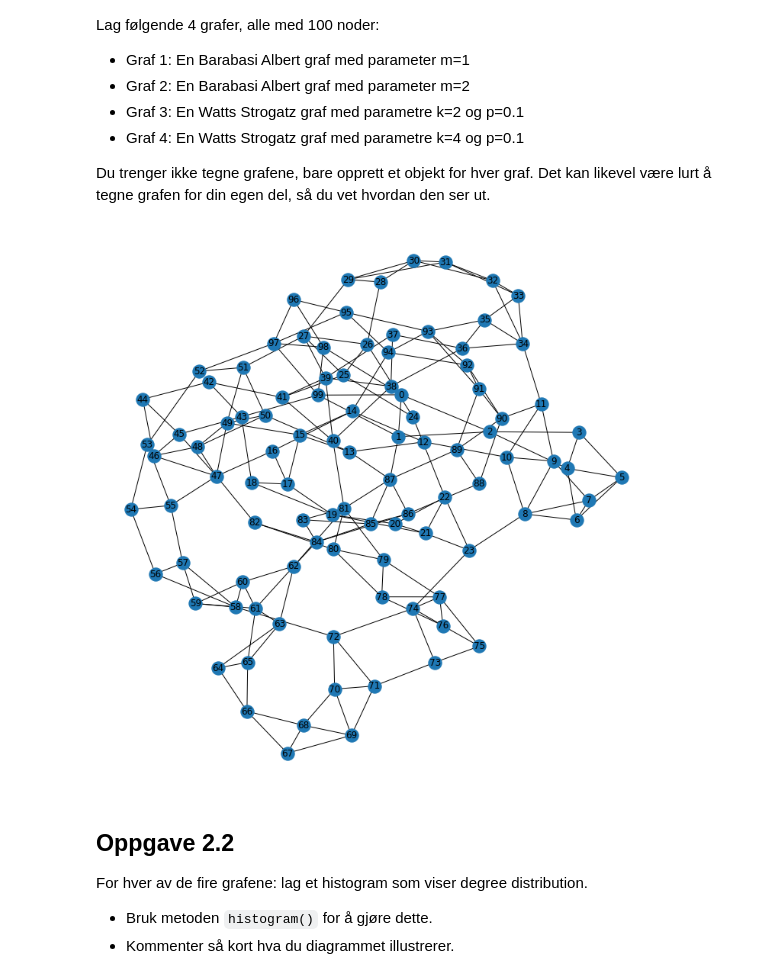
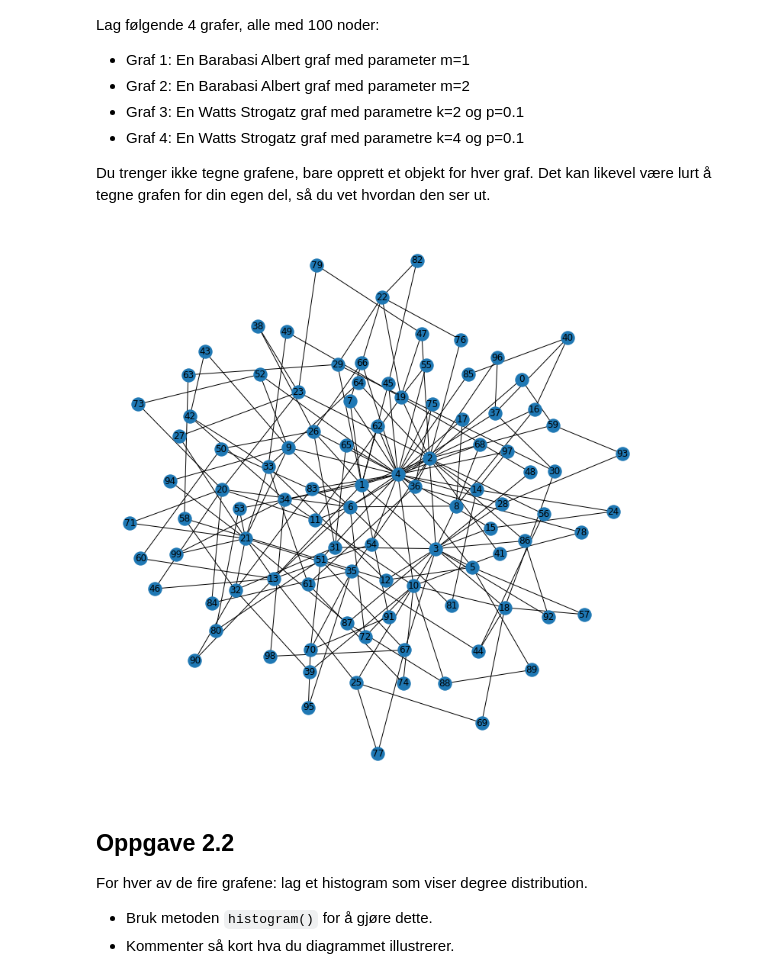
Before and after one commit to KristofferNyvoll/ntnu, a Jupyter notebook: TTM4185_Sikrob/Oving3/Oving3.ipynb, the cells around one changed output. Drawn from its saved outputs; the diff is of its cells as text; code cells hidden in the pictures.

```diff
--- a/TTM4185_Sikrob/Oving3/Oving3.ipynb
+++ b/TTM4185_Sikrob/Oving3/Oving3.ipynb
@@ -91,10 +91,11 @@ Du trenger ikke tegne grafene, bare opprett et objekt for hver graf. Det kan lik
 # %%
 BA1 = BarabasiAlbert(100, 1)
 BA2 = BarabasiAlbert(100, 2)
 WS1 = WattsStrogatz(100, 2, 0.1)
 WS2 = WattsStrogatz(100, 5, 0.1)
+BA2.draw()
 # %% [output]
-[figure, old version]
+[figure, new version]
 # %% [markdown]
 ## Oppgave 2.2
 For hver av de fire grafene: lag et histogram som viser degree distribution.
```
Also changed, not shown: parts of 13 cells of this notebook.
